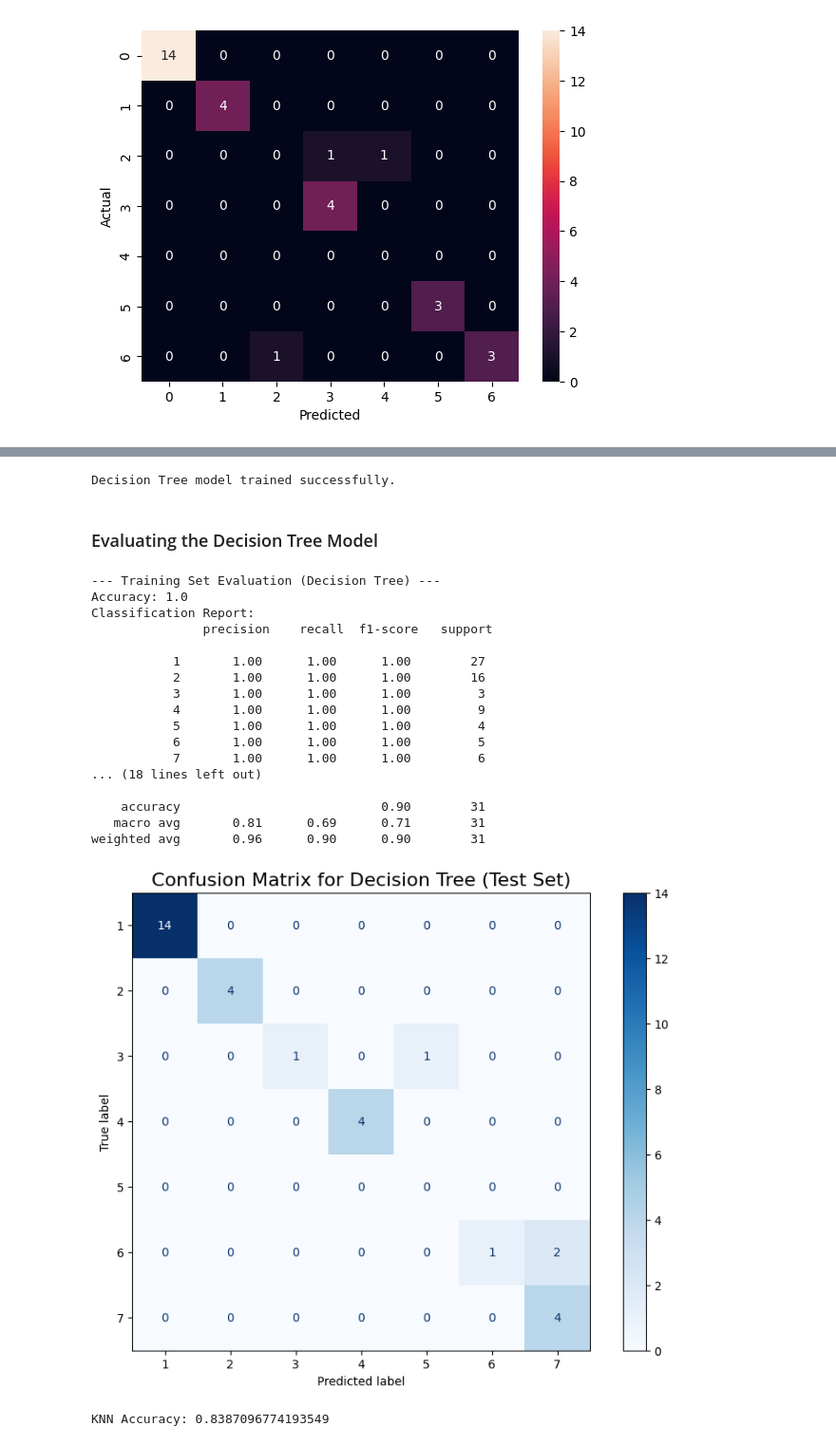
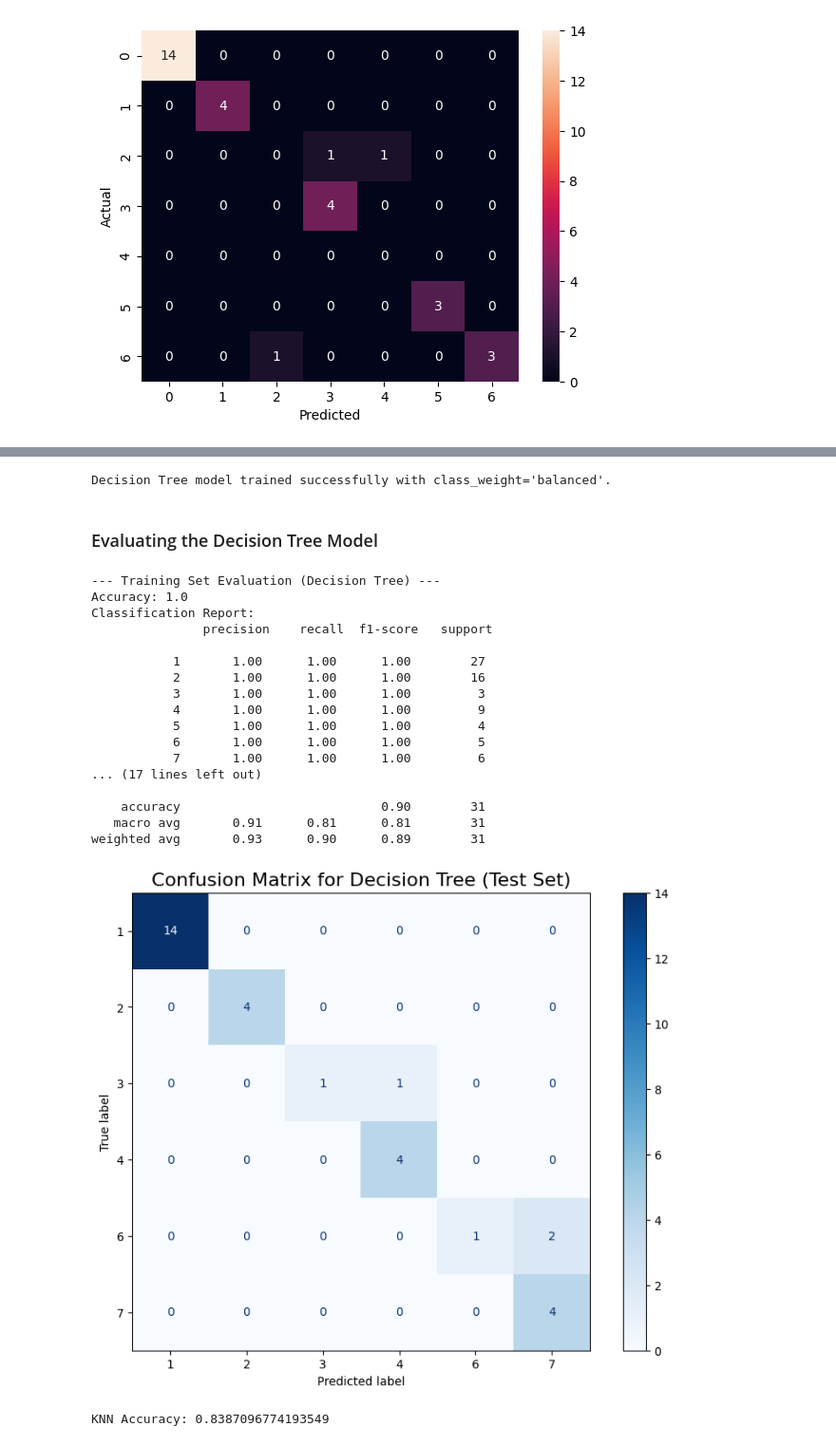
Before and after one commit to deekshasoota/ML-lab-project, a Jupyter notebook: basicdataanalysisusingnumpypandas.ipynb, the cells around one changed output, grey strips where cells are left out. Shown at 95% size. Saved outputs shown, nothing was run; the diff lists cells and outputs as text; code cells hidden in the pictures.

```diff
--- a/basicdataanalysisusingnumpypandas.ipynb
+++ b/basicdataanalysisusingnumpypandas.ipynb
@@ -1434,19 +1478,20 @@ NameError: name 'y_pred_dt' is not defined
 # %%
 from sklearn.tree import DecisionTreeClassifier
 
-# Initialize and train the Decision Tree model
-dt = DecisionTreeClassifier(random_state=42)
+# Initialize and train the Decision Tree model with class_weight='balanced'
+dt = DecisionTreeClassifier(random_state=42, class_weight='balanced')
 dt.fit(X_train_numeric, y_train)
 
-print("Decision Tree model trained successfully.")
+print("Decision Tree model trained successfully with class_weight='balanced'.")
 # %% [output]
-Decision Tree model trained successfully.
+Decision Tree model trained successfully with class_weight='balanced'.
 # %% [markdown]
 ### Evaluating the Decision Tree Model
 # %%
 from sklearn.metrics import accuracy_score, classification_report, confusion_matrix
 import matplotlib.pyplot as plt
 from sklearn.metrics import ConfusionMatrixDisplay
+import numpy as np # Ensure numpy is imported for unique()
 
 # Make predictions on the training set
 train_preds_dt = dt.predict(X_train_numeric)
@@ -1462,40 +1507,41 @@ y_pred_dt = dt.predict(X_test.drop('animal_name', axis=1))
 # Evaluate test set performance
 print("\n--- Test Set Evaluation (Decision Tree) ---")
 print("Accuracy:", accuracy_score(y_test, y_pred_dt))
 print("Classification Report:\n", classification_report(y_test, y_pred_dt))
 
 # Confusion Matrix for test set
 cm_dt = confusion_matrix(y_test, y_pred_dt)
 
-# Get unique classes for display labels
-unique_classes = sorted(df['type'].unique())
+# Get unique classes present in the test set for display labels
+# This ensures the number of labels matches the matrix dimensions
+actual_test_classes = np.unique(y_test)
 
 plt.figure(figsize=(10, 7))
 plt.title("Confusion Matrix for Decision Tree (Test Set)", fontsize=16)
-disp = ConfusionMatrixDisplay(confusion_matrix=cm_dt, display_labels=unique_classes)
+disp = ConfusionMatrixDisplay(confusion_matrix=cm_dt, display_labels=actual_test_classes)
 disp.plot(cmap=plt.cm.Blues, ax=plt.gca())
 plt.xticks(fontsize=10)
 plt.yticks(fontsize=10)
 plt.show()
 # %% [output]
 --- Training Set Evaluation (Decision Tree) ---
 Accuracy: 1.0
 Classification Report:
                precision    recall  f1-score   support
 
            1       1.00      1.00      1.00        27
            2       1.00      1.00      1.00        16
            3       1.00      1.00      1.00         3
            4       1.00      1.00      1.00         9
            5       1.00      1.00      1.00         4
            6       1.00      1.00      1.00         5
            7       1.00      1.00      1.00         6
-... (18 lines left out)
+... (17 lines left out)
 
     accuracy                           0.90        31
-   macro avg       0.81      0.69      0.71        31
-weighted avg       0.96      0.90      0.90        31
+   macro avg       0.91      0.81      0.81        31
+weighted avg       0.93      0.90      0.89        31
-[figure, old version]
+[figure, new version]
 # %%
 print("KNN Accuracy:", accuracy_score(y_test, y_pred_knn))
 # %% [output]
```
Also changed, not shown: parts of 3 cells of this notebook.
